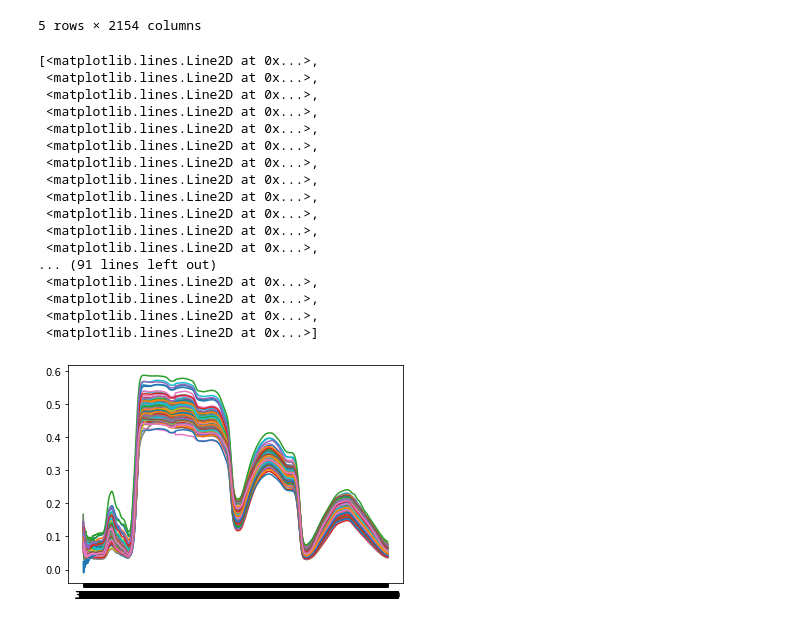
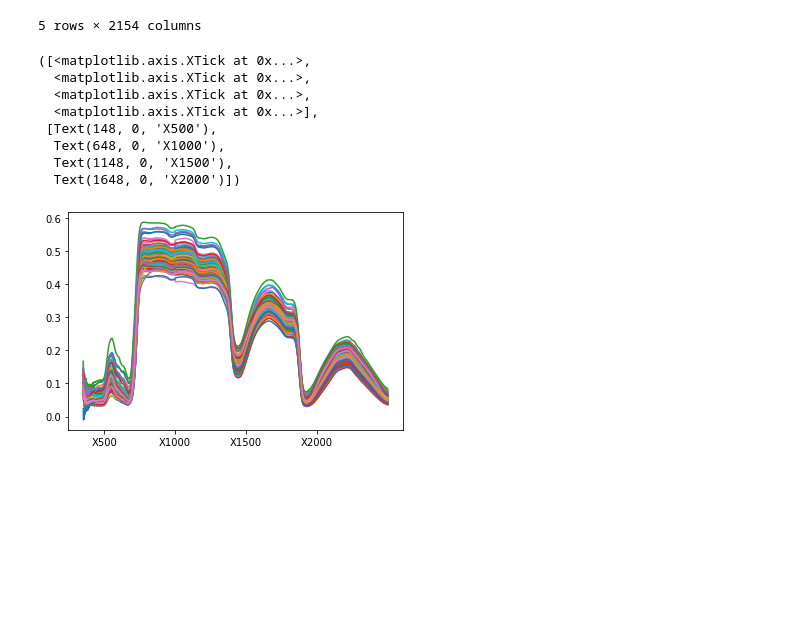
Before and after one commit to distip/heritability, a Jupyter notebook: Untitled.ipynb, the cells around one changed output. Cells and saved outputs as stored; diff of their text form; code cells hidden in the pictures; blank space fills up the shorter version.

```diff
--- a/Untitled.ipynb
+++ b/Untitled.ipynb
@@ -23,22 +23,14 @@ data = data.loc[data['350'] > 0 , :]
 colnum=len(data.columns)
 # %%
 plt.plot(data.iloc[ : , 5:colnum].T)
+plt.xticks([148, 648, 1148, 1648], ['X500', 'X1000', 'X1500', 'X2000'])
 # %% [output]
-[<matplotlib.lines.Line2D at 0x...>,
- <matplotlib.lines.Line2D at 0x...>,
- <matplotlib.lines.Line2D at 0x...>,
- <matplotlib.lines.Line2D at 0x...>,
- <matplotlib.lines.Line2D at 0x...>,
- <matplotlib.lines.Line2D at 0x...>,
- <matplotlib.lines.Line2D at 0x...>,
- <matplotlib.lines.Line2D at 0x...>,
- <matplotlib.lines.Line2D at 0x...>,
- <matplotlib.lines.Line2D at 0x...>,
- <matplotlib.lines.Line2D at 0x...>,
- <matplotlib.lines.Line2D at 0x...>,
-... (91 lines left out)
- <matplotlib.lines.Line2D at 0x...>,
- <matplotlib.lines.Line2D at 0x...>,
- <matplotlib.lines.Line2D at 0x...>,
- <matplotlib.lines.Line2D at 0x...>]
+([<matplotlib.axis.XTick at 0x...>,
+  <matplotlib.axis.XTick at 0x...>,
+  <matplotlib.axis.XTick at 0x...>,
+  <matplotlib.axis.XTick at 0x...>],
+ [Text(148, 0, 'X500'),
+  Text(648, 0, 'X1000'),
+  Text(1148, 0, 'X1500'),
+  Text(1648, 0, 'X2000')])
-[figure, old version]
+[figure, new version]
```
Also changed, not shown: parts of 2 cells of this notebook.
